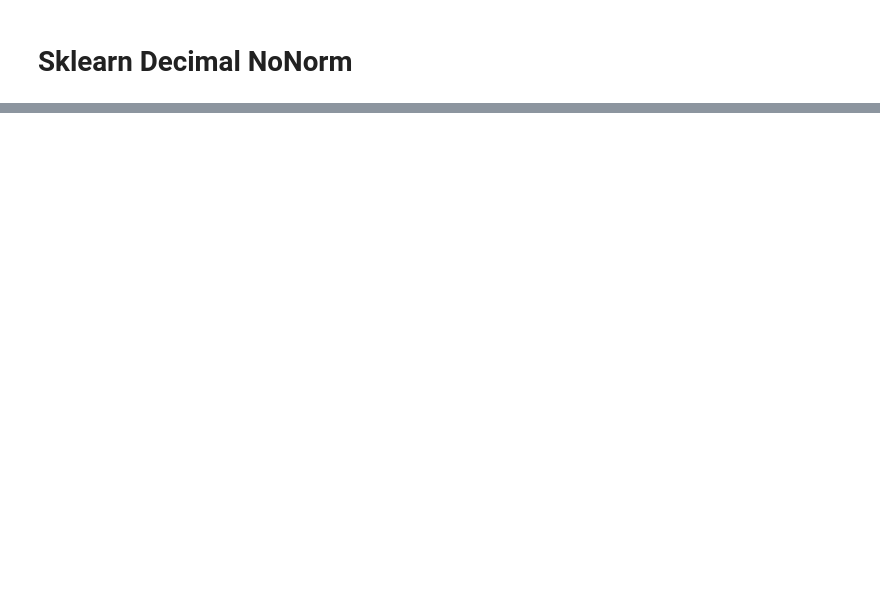
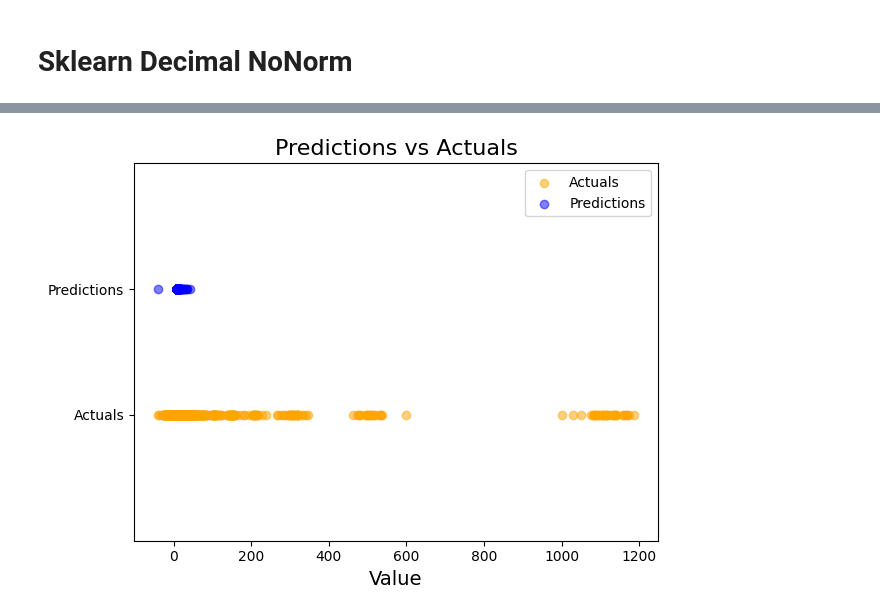
Before and after one commit to Ruben304/HousingDemographics, a Jupyter notebook: decimal/sklearn-scripts/decimal-nonorm-sklearn.ipynb, the cells around one changed output, grey strips where cells are left out. Cells and saved outputs as stored; diff of their text form; code cells hidden in the pictures; blank space fills up the shorter version.

```diff
--- a/decimal/sklearn-scripts/decimal-nonorm-sklearn.ipynb
+++ b/decimal/sklearn-scripts/decimal-nonorm-sklearn.ipynb
@@ -164,0 +212,3 @@ resultsDf
+# %%
+predsDf = pd.DataFrame({'predictions': y_pred['Ridge Cross Validation Regression'], 'actual': y_test})
+predsDf.head()
@@ -164,0 +222,20 @@ resultsDf
+# %%
+fig, ax = plt.subplots()
+
+# Plot actuals as points
+ax.scatter(predsDf['actual'], [0]*len(predsDf), color='orange', label='Actuals', alpha=0.5)
+# Plot predictions as points
+ax.scatter(predsDf['predictions'], [1]*len(predsDf), color='blue', label='Predictions', alpha=0.5)
+
+# Add labels, titles, and legend
+plt.xlabel('Value', fontsize=14)
+plt.title('Predictions vs Actuals', fontsize=16)
+plt.yticks([0, 1], ['Actuals', 'Predictions'])
+plt.ylim(-1, 2)
+plt.legend()
+
+plt.tight_layout()
+plt.savefig('../plots/decimal_preds_vs_actuals_sklearn.png', bbox_inches='tight')
+plt.show()
+# %% [output]
+[figure, added]
```
Also changed, not shown: parts of 12 cells of this notebook, 4 other files.
